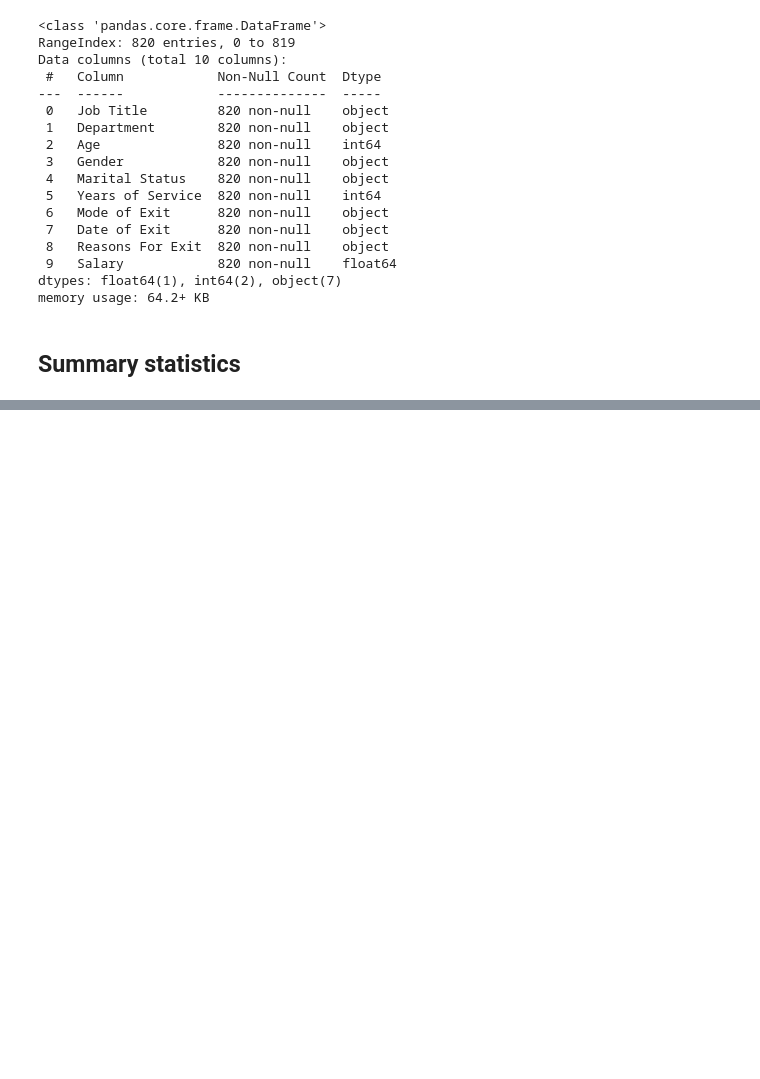
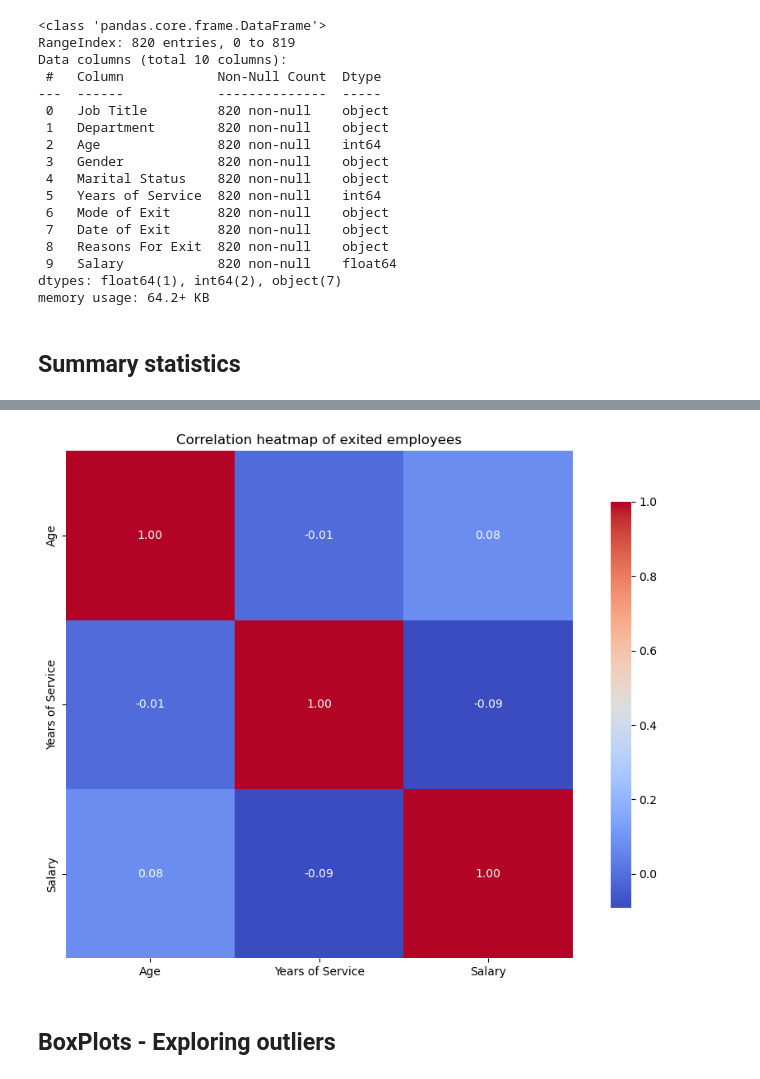
Before and after one commit to UgeneTettey/Employee_Attrition, a Jupyter notebook: notebooks/EDA_and_preprocessing.ipynb, the cells around one changed output, grey strips where cells are left out. Drawn from its saved outputs; the diff is of its cells as text; code cells hidden in the pictures; blank space fills up the shorter version.

```diff
--- a/notebooks/EDA_and_preprocessing.ipynb
+++ b/notebooks/EDA_and_preprocessing.ipynb
@@ -163,0 +240,7 @@ df_1_cleaned.head()
+# %%
+# correlation heatmap of exited employees
+plot_correlation_heatmap(df_2, "Correlation heatmap of exited employees")
+# %% [output]
+[figure, added]
+# %% [markdown]
+## **BoxPlots - Exploring outliers**
```
Also changed, not shown: parts of 17 cells of this notebook.
